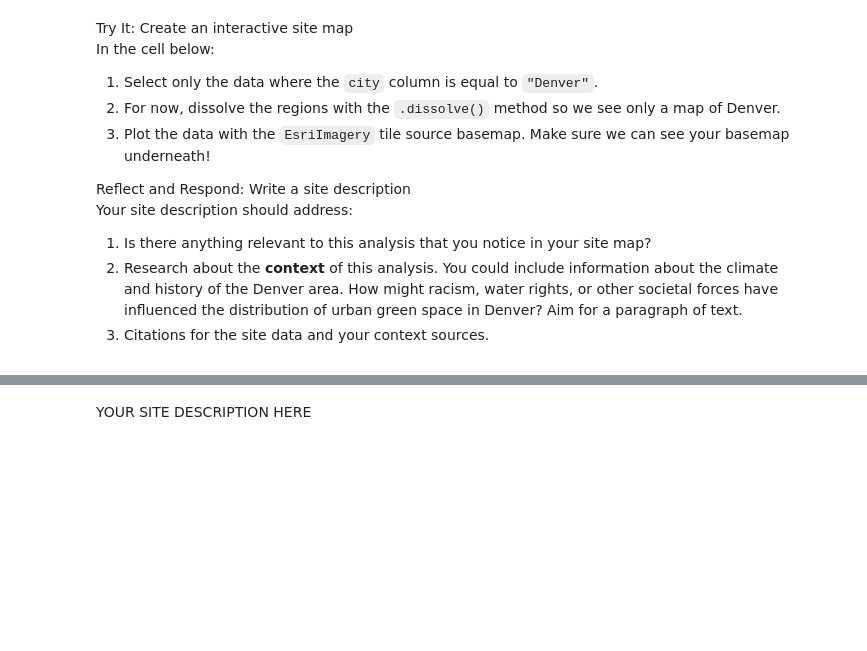
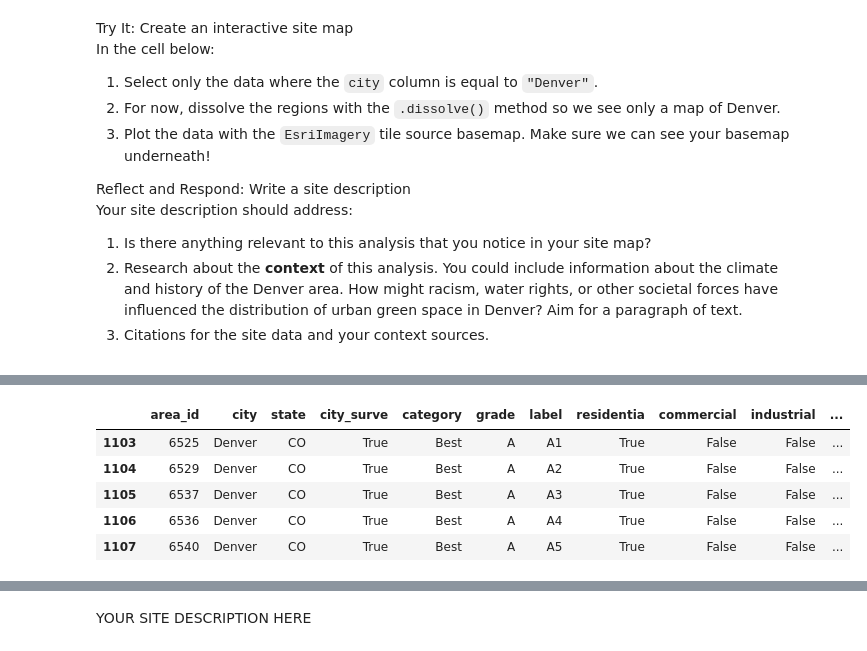
Before and after one commit to earthlab-education/fundamentals-04-redlining-akpost21, a Jupyter notebook: notebooks/redlining-31-site-map.ipynb, the cells around one changed output, grey strips where cells are left out. Saved outputs shown, nothing was run; the diff lists cells and outputs as text; code cells hidden in the pictures; blank space fills up the shorter version.

```diff
--- a/notebooks/redlining-31-site-map.ipynb
+++ b/notebooks/redlining-31-site-map.ipynb
@@ -99,0 +131,12 @@ paragraph of text.</li>
+# %%
+# Select only rows for Denver
+denver_redlining_gdf = redlining_gdf[redlining_gdf.city=="Denver"]
+
+denver_redlining_gdf.head()
+# %% [output]
+|  | area_id | city | state | city_surve | category | grade | label | residentia | commercial | industrial | ... |
+| 1103 | 6525 | Denver | CO | True | Best | A | A1 | True | False | False | ... |
+| 1104 | 6529 | Denver | CO | True | Best | A | A2 | True | False | False | ... |
+| 1105 | 6537 | Denver | CO | True | Best | A | A3 | True | False | False | ... |
+| 1106 | 6536 | Denver | CO | True | Best | A | A4 | True | False | False | ... |
+| 1107 | 6540 | Denver | CO | True | Best | A | A5 | True | False | False | ... |
```
Also changed, not shown: parts of 7 cells of this notebook.
